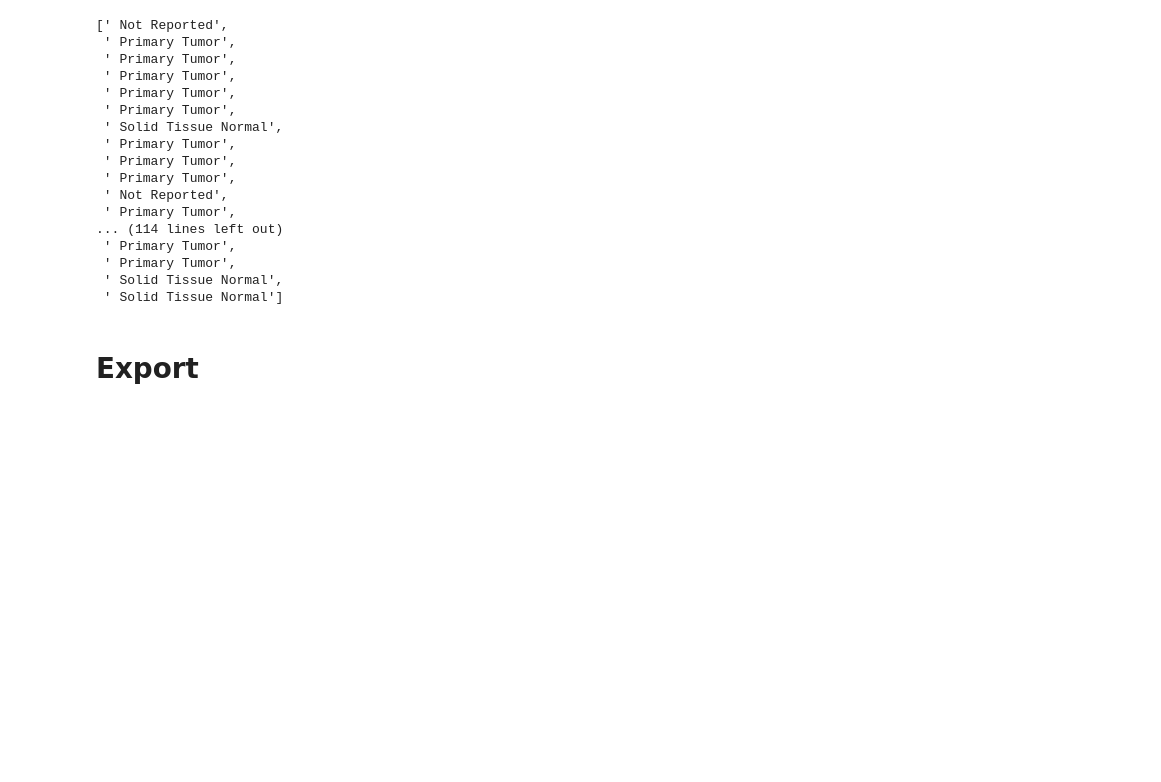
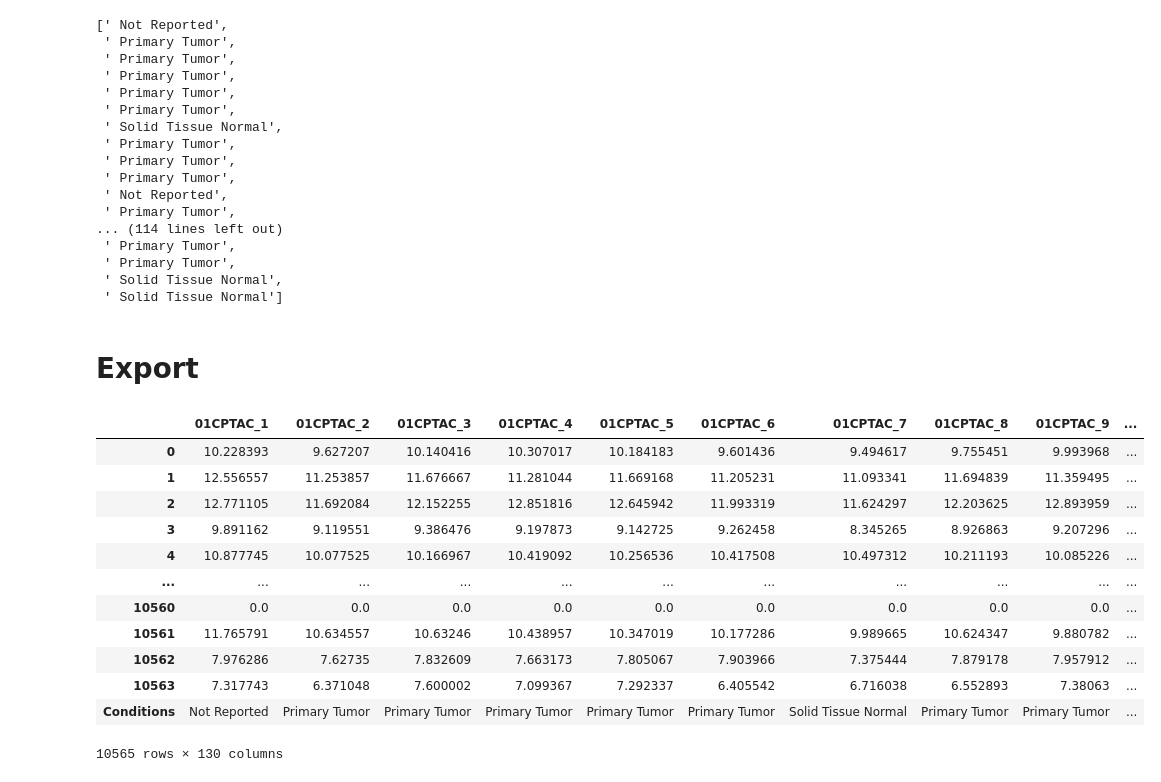
Before and after one commit to david-ege/01---Federated-Patient-Stratification-with-AE---Biostatistik-und-KI-in-der-Medizin, a Jupyter notebook: centralVae/02_real_data/Real_dataset_creater.ipynb, the cells around one changed output. Saved outputs shown, nothing was run; the diff lists cells and outputs as text; code cells hidden in the pictures; blank space fills up the shorter version.

```diff
--- a/centralVae/02_real_data/Real_dataset_creater.ipynb
+++ b/centralVae/02_real_data/Real_dataset_creater.ipynb
@@ -130,3 +136,19 @@ export_df_normalized = pd.concat([export_df_normalized, condition_df], axis=0 )
 export_df.to_csv('real_dataset_raw.tsv', sep='\t')
 export_df_normalized.to_csv('real_dataset_normalized.tsv', sep='\t')
 #export_df_group_normalized.to_csv('real_dataset_normalized_by_cptac.tsv', sep='\t')
+# %%
+export_df
+# %% [output]
+|  | 01CPTAC_1 | 01CPTAC_2 | 01CPTAC_3 | 01CPTAC_4 | 01CPTAC_5 | 01CPTAC_6 | 01CPTAC_7 | 01CPTAC_8 | 01CPTAC_9 | ... |
+| 0 | 10.228393 | 9.627207 | 10.140416 | 10.307017 | 10.184183 | 9.601436 | 9.494617 | 9.755451 | 9.993968 | ... |
+| 1 | 12.556557 | 11.253857 | 11.676667 | 11.281044 | 11.669168 | 11.205231 | 11.093341 | 11.694839 | 11.359495 | ... |
+| 2 | 12.771105 | 11.692084 | 12.152255 | 12.851816 | 12.645942 | 11.993319 | 11.624297 | 12.203625 | 12.893959 | ... |
+| 3 | 9.891162 | 9.119551 | 9.386476 | 9.197873 | 9.142725 | 9.262458 | 8.345265 | 8.926863 | 9.207296 | ... |
+| 4 | 10.877745 | 10.077525 | 10.166967 | 10.419092 | 10.256536 | 10.417508 | 10.497312 | 10.211193 | 10.085226 | ... |
+| ... | ... | ... | ... | ... | ... | ... | ... | ... | ... | ... |
+| 10560 | 0.0 | 0.0 | 0.0 | 0.0 | 0.0 | 0.0 | 0.0 | 0.0 | 0.0 | ... |
+| 10561 | 11.765791 | 10.634557 | 10.63246 | 10.438957 | 10.347019 | 10.177286 | 9.989665 | 10.624347 | 9.880782 | ... |
+| 10562 | 7.976286 | 7.62735 | 7.832609 | 7.663173 | 7.805067 | 7.903966 | 7.375444 | 7.879178 | 7.957912 | ... |
+| 10563 | 7.317743 | 6.371048 | 7.600002 | 7.099367 | 7.292337 | 6.405542 | 6.716038 | 6.552893 | 7.38063 | ... |
+| Conditions | Not Reported | Primary Tumor | Primary Tumor | Primary Tumor | Primary Tumor | Primary Tumor | Solid Tissue Normal | Primary Tumor | Primary Tumor | ... |
+10565 rows × 130 columns
```
Also changed, not shown: parts of 3 cells of this notebook, 1 other file.
